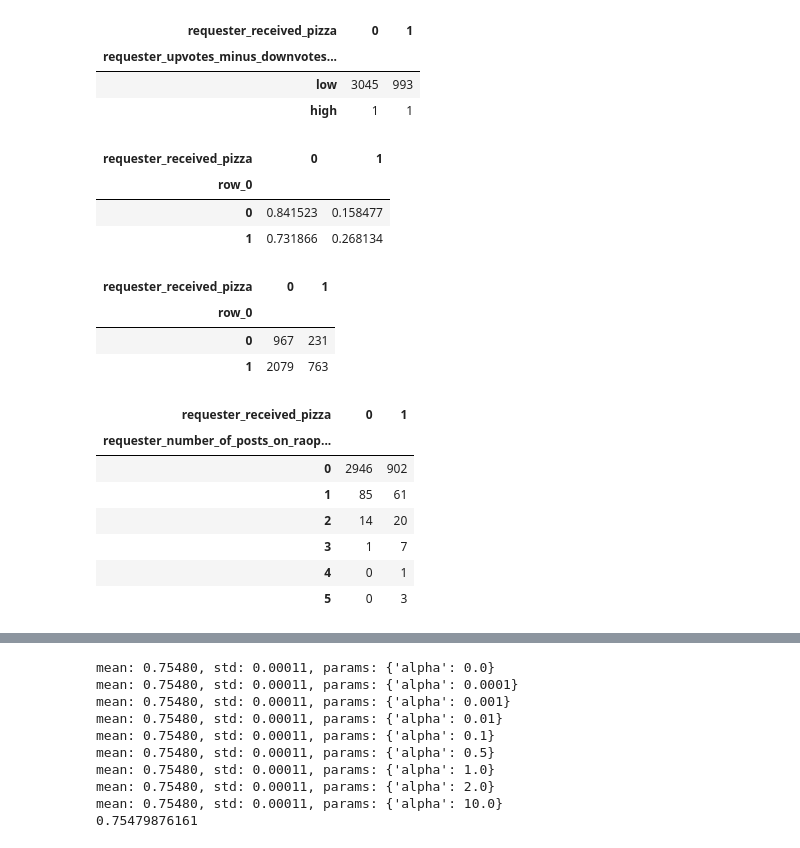
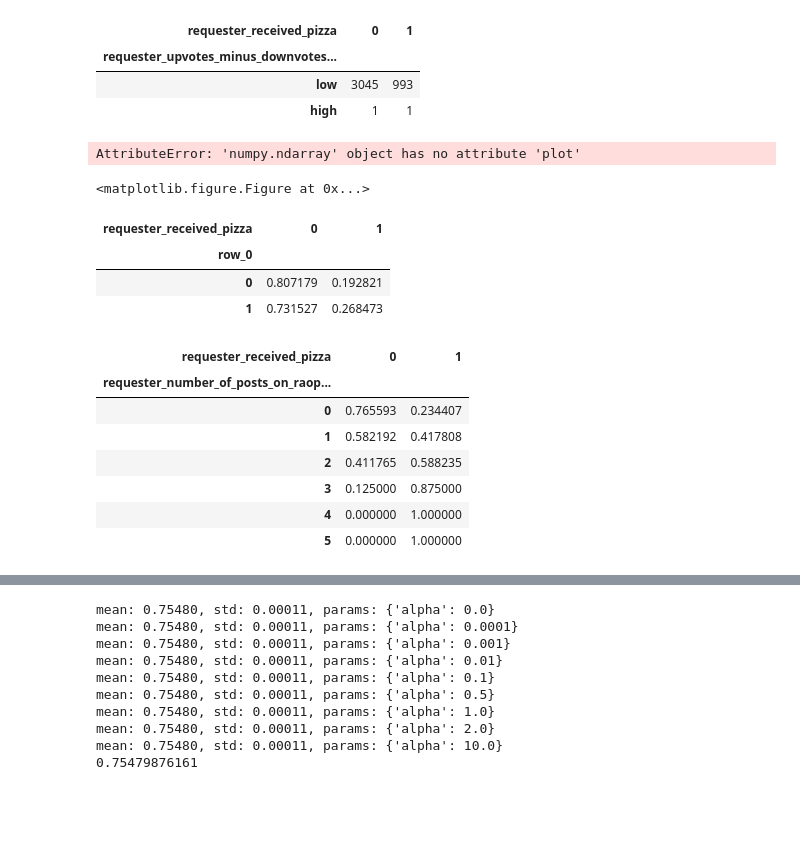
Before and after one commit to friehl/Pizza, a Jupyter notebook: pizza_friehl.ipynb, the cells around one changed output, grey strips where cells are left out. Saved outputs shown, nothing was run; the diff lists cells and outputs as text; code cells hidden in the pictures; blank space fills up the shorter version.

```diff
--- a/pizza_friehl.ipynb
+++ b/pizza_friehl.ipynb
@@ -118,33 +118,35 @@ x = np.where(data.requester_upvotes_minus_downvotes_at_request <= 0, 0,
                   (data.requester_upvotes_minus_downvotes_at_request <=100), 1, 2))
 x_1 = np.where(data.requester_upvotes_minus_downvotes_at_request <= 0, 0, 1)
 pd.crosstab(x_1, labels).apply(lambda r: r/r.sum(), axis=1)
+
+plt.figure()
+data.requester_upvotes_minus_downvotes_at_request.plot(kind='bar')
+plt.axhline(0, color='k')
 #pd.crosstab(x_1, labels)
 # %% [output]
-| requester_received_pizza | 0 | 1 |
-| row_0 |  |  |
-| 0 | 0.841523 | 0.158477 |
-| 1 | 0.731866 | 0.268134 |
+AttributeError: 'numpy.ndarray' object has no attribute 'plot'
+<matplotlib.figure.Figure at 0x...>
 # %%
 # requester_number_of_posts_at_request
 req = np.where(data.requester_number_of_posts_at_request == 0, 0, 1)
-pd.crosstab(req, labels)
+pd.crosstab(req, labels).apply(lambda r: r/r.sum(), axis=1)
 # %% [output]
 | requester_received_pizza | 0 | 1 |
 | row_0 |  |  |
-| 0 | 967 | 231 |
-| 1 | 2079 | 763 |
+| 0 | 0.807179 | 0.192821 |
+| 1 | 0.731527 | 0.268473 |
 # %%
 p = data.requester_number_of_posts_on_raop_at_request
-pd.crosstab(p, labels)
+pd.crosstab(p, labels).apply(lambda r: r/r.sum(), axis=1)
 # %% [output]
 | requester_received_pizza | 0 | 1 |
 | requester_number_of_posts_on_raop... |  |  |
-| 0 | 2946 | 902 |
-| 1 | 85 | 61 |
-| 2 | 14 | 20 |
-| 3 | 1 | 7 |
-| 4 | 0 | 1 |
-| 5 | 0 | 3 |
+| 0 | 0.765593 | 0.234407 |
+| 1 | 0.582192 | 0.417808 |
+| 2 | 0.411765 | 0.588235 |
+| 3 | 0.125000 | 0.875000 |
+| 4 | 0.000000 | 1.000000 |
+| 5 | 0.000000 | 1.000000 |
 # %%
 df = pd.DataFrame(x_1, columns=['requester_upvotes_minus_downvotes_at_request'])
 df['requester_number_of_posts_at_request'] = req
```
Also changed, not shown: parts of 1 cell of this notebook, 2 other files.
